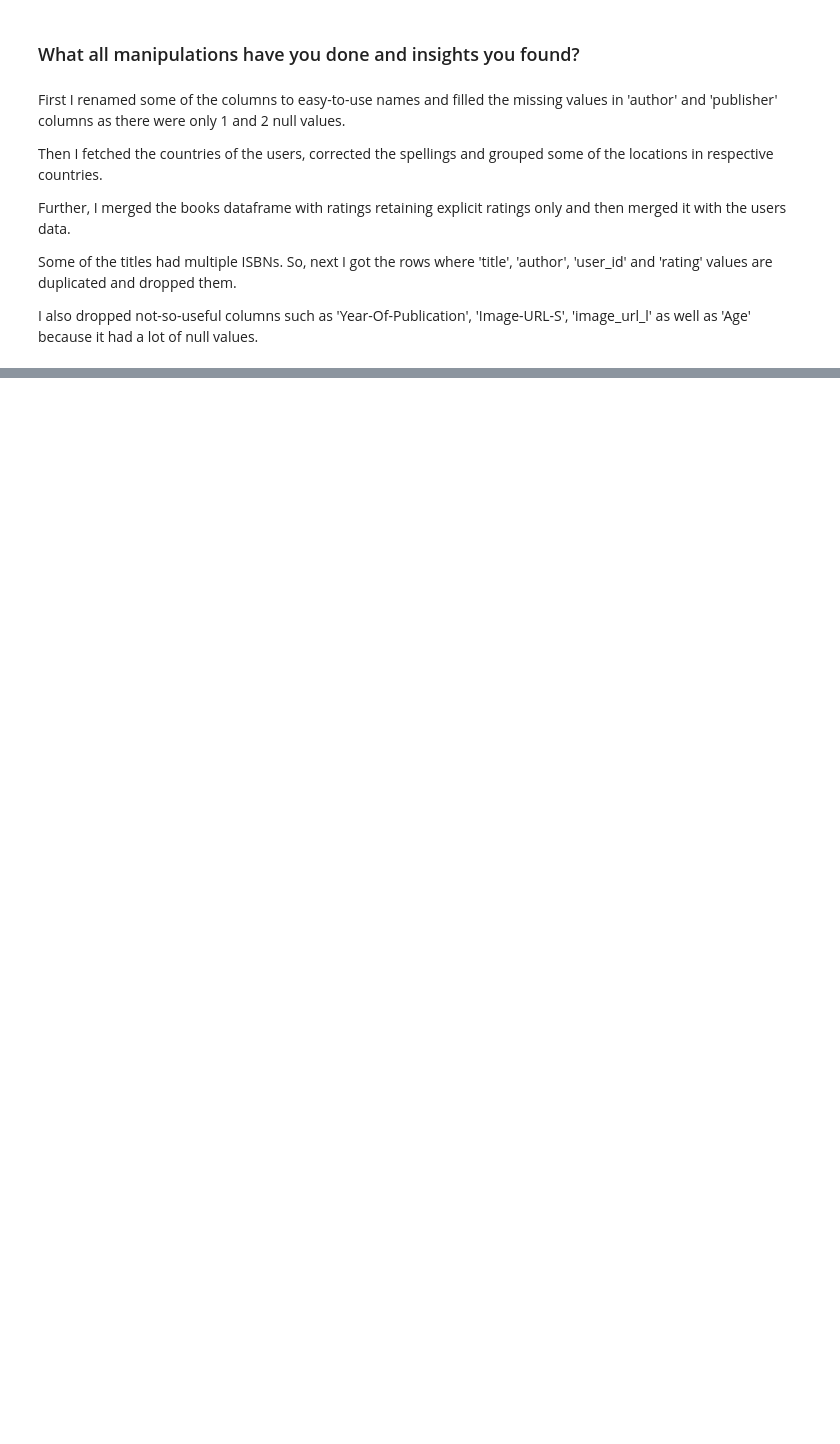
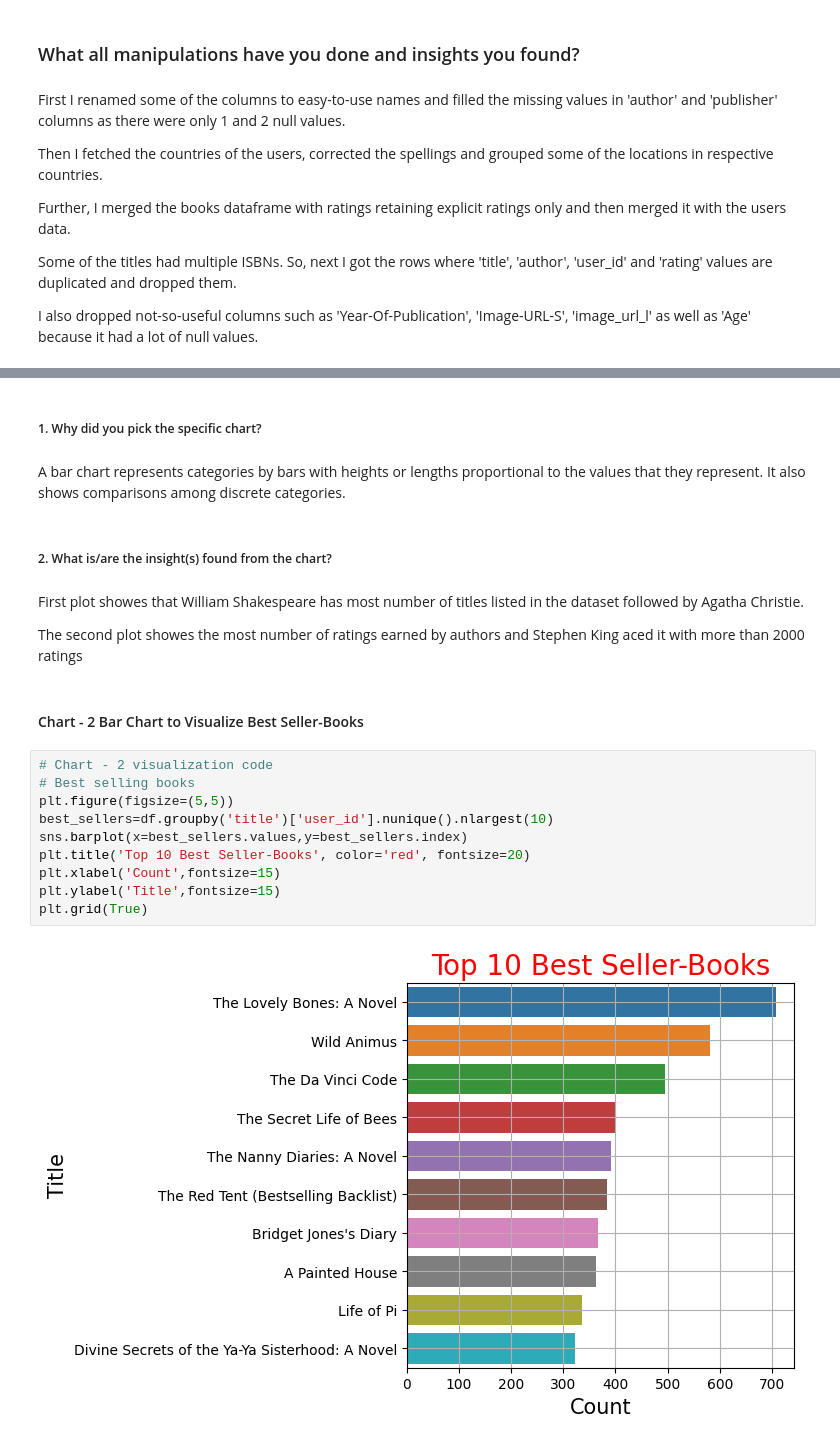
Before and after one commit to DharmeshRV/Book-Recommendation-System, a Jupyter notebook: Book_Recommendation_System.ipynb, the cells around one changed output, grey strips where cells are left out. Saved outputs shown, nothing was run; the diff lists cells and outputs as text; blank space fills up the shorter version.

```diff
--- a/Book_Recommendation_System.ipynb
+++ b/Book_Recommendation_System.ipynb
@@ -545,0 +580,24 @@ I also dropped not-so-useful columns such as 'Year-Of-Publication', 'Image-URL-S
+# %% [markdown]
+##### 1. Why did you pick the specific chart?
+# %% [markdown]
+A bar chart represents categories by bars with heights or lengths proportional to the values that they represent. It also shows comparisons among discrete categories.
+# %% [markdown]
+##### 2. What is/are the insight(s) found from the chart?
+# %% [markdown]
+First plot showes that William Shakespeare has most number of titles listed in the dataset followed by Agatha Christie.
+
+The second plot showes the most number of ratings earned by authors and Stephen King aced it with more than 2000 ratings
+# %% [markdown]
+#### Chart - 2 Bar Chart to Visualize Best Seller-Books
+# %%
+# Chart - 2 visualization code
+# Best selling books
+plt.figure(figsize=(5,5))
+best_sellers=df.groupby('title')['user_id'].nunique().nlargest(10)
+sns.barplot(x=best_sellers.values,y=best_sellers.index)
+plt.title('Top 10 Best Seller-Books', color='red', fontsize=20)
+plt.xlabel('Count',fontsize=15)
+plt.ylabel('Title',fontsize=15)
+plt.grid(True)
+# %% [output]
+[figure, added]
```
Also changed, not shown: parts of 35 cells of this notebook.
